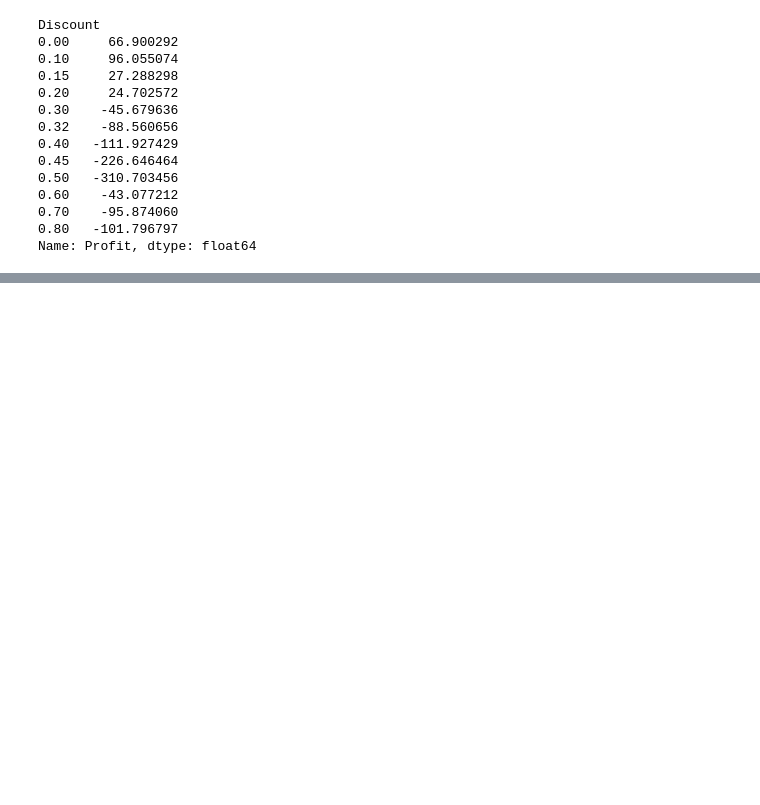
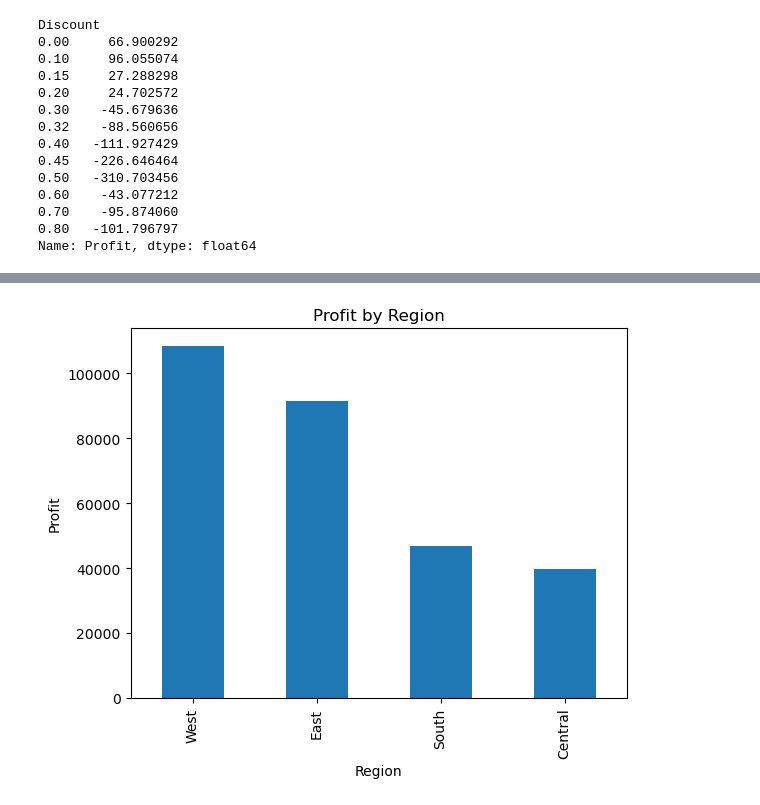
Before and after one commit to krisha-kalal/data-analytics-projects, a Jupyter notebook: retail_business_analysis/retail_analysis.ipynb, the cells around one changed output, grey strips where cells are left out. Drawn from its saved outputs; the diff is of its cells as text; code cells hidden in the pictures; blank space fills up the shorter version.

```diff
--- a/retail_business_analysis/retail_analysis.ipynb
+++ b/retail_business_analysis/retail_analysis.ipynb
@@ -124,0 +152,9 @@ Name: Profit, dtype: float64
+# %%
+region_profit = df.groupby('Region')['Profit'].sum().sort_values(ascending=False)
+region_profit.plot(kind='bar')
+plt.title('Profit by Region')
+plt.xlabel('Region')
+plt.ylabel('Profit')
+plt.show()
+# %% [output]
+[figure, added]
```
Also changed, not shown: parts of 8 cells of this notebook.
